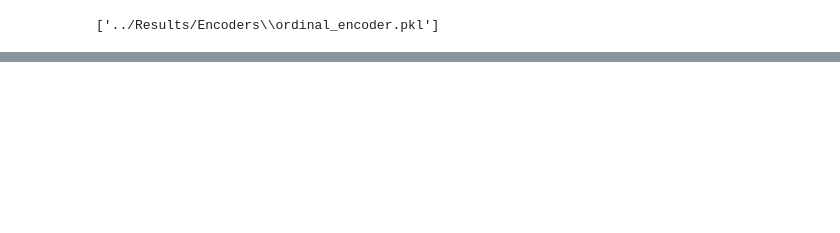
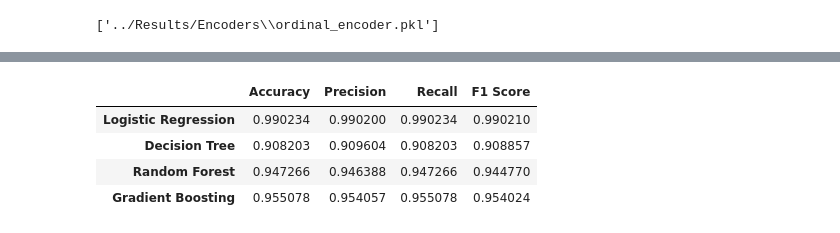
Before and after one commit to riffatmunaf/Depression-Analysis-and-Prediction-Using-Machine-Learning, a Jupyter notebook: Code/2)_Machine_Learning_Models.ipynb, the cells around one changed output, grey strips where cells are left out. Cells and saved outputs as stored; diff of their text form; code cells hidden in the pictures; blank space fills up the shorter version.

Commit message:
Applying Four ML Models

```diff
--- a/Code/2)_Machine_Learning_Models.ipynb
+++ b/Code/2)_Machine_Learning_Models.ipynb
@@ -80,3 +96,24 @@ df[features] = encoder.fit_transform(df[features])
 joblib.dump(encoder, os.path.join(encoders_dir, 'ordinal_encoder.pkl'))
 # %% [output]
 ['../Results/Encoders\\ordinal_encoder.pkl']
+# %%
+from sklearn.preprocessing import LabelEncoder
+
+categorical_features = ['Gender', 'City', 'Working Professional or Student', 'Profession',
+                        'Have you ever had suicidal thoughts ?', 'Family History of Mental Illness', 'Depression']
+
+# Encoding each categorical column
+for feature in categorical_features:
+    le = LabelEncoder()
+    df[feature] = le.fit_transform(df[feature])
+
+    # Save the encoder to disk
+    encoder_filepath = os.path.join(encoders_dir, f'{feature.replace(" ", "_").replace("/", "_").replace("?", "_")}_label_encoder.pkl')
+    joblib.dump(le, encoder_filepath)
+# %%
+X = df.drop('Depression', axis=1)  # all features except the target
+y = df['Depression']  # the target feature
+
+# Splitting the data into train and test sets
+from sklearn.model_selection import train_test_split
+X_train, X_test, y_train, y_test = train_test_split(X, y, test_size=0.2, random_state=42)
@@ -82,0 +249,10 @@ joblib.dump(encoder, os.path.join(encoders_dir, 'ordinal_encoder.pkl'))
+# %%
+# Convert results to DataFrame for easier comparison
+results_df = pd.DataFrame(results).T
+results_df
+# %% [output]
+|  | Accuracy | Precision | Recall | F1 Score |
+| Logistic Regression | 0.990234 | 0.990200 | 0.990234 | 0.990210 |
+| Decision Tree | 0.908203 | 0.909604 | 0.908203 | 0.908857 |
+| Random Forest | 0.947266 | 0.946388 | 0.947266 | 0.944770 |
+| Gradient Boosting | 0.955078 | 0.954057 | 0.955078 | 0.954024 |
```
Also changed, not shown: parts of 4 cells of this notebook.
